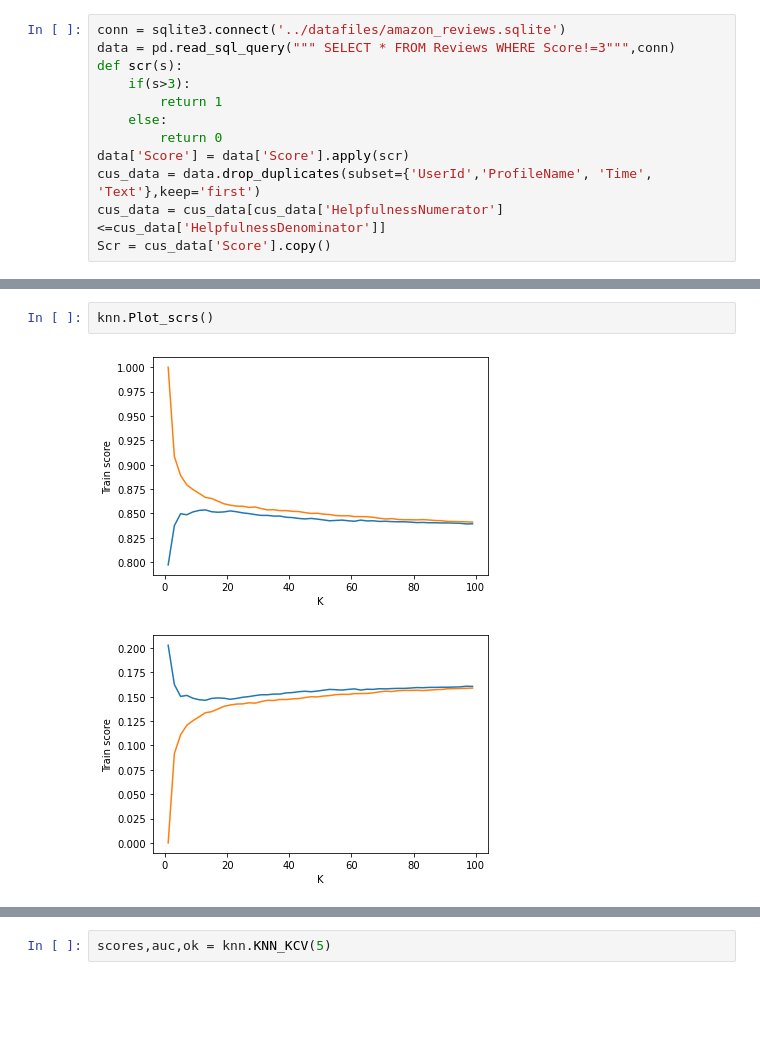
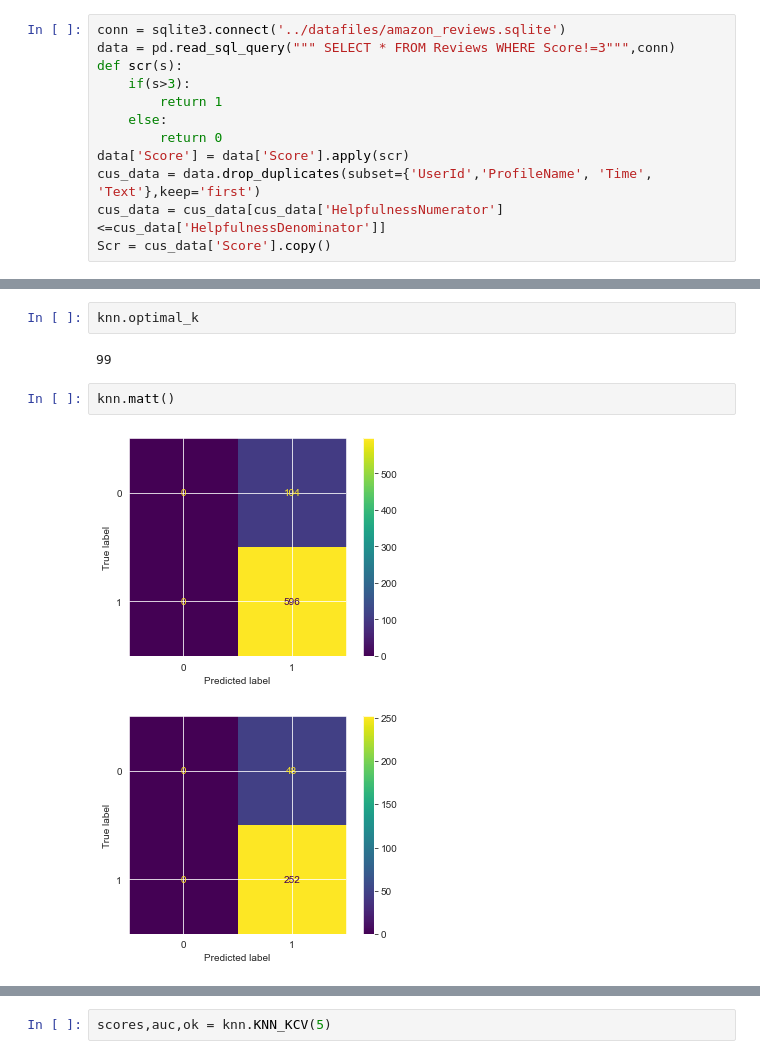
Before and after one commit to Sahil-Chavan/ML_Playground, a Jupyter notebook: Final Files/AFFR_KNN.ipynb, the cells around one changed output, grey strips where cells are left out. Saved outputs shown, nothing was run; the diff lists cells and outputs as text; blank space fills up the shorter version.

```diff
--- a/Final Files/AFFR_KNN.ipynb
+++ b/Final Files/AFFR_KNN.ipynb
@@ -170,5 +244,9 @@ NameError: name 'knn' is not defined
 # %%
-knn.Plot_scrs()
+knn.optimal_k
 # %% [output]
-[figure, removed]
-[figure, removed]
+99
+# %%
+knn.matt()
+# %% [output]
+[figure, added]
+[figure, added]
```
Also changed, not shown: parts of 20 cells of this notebook.
